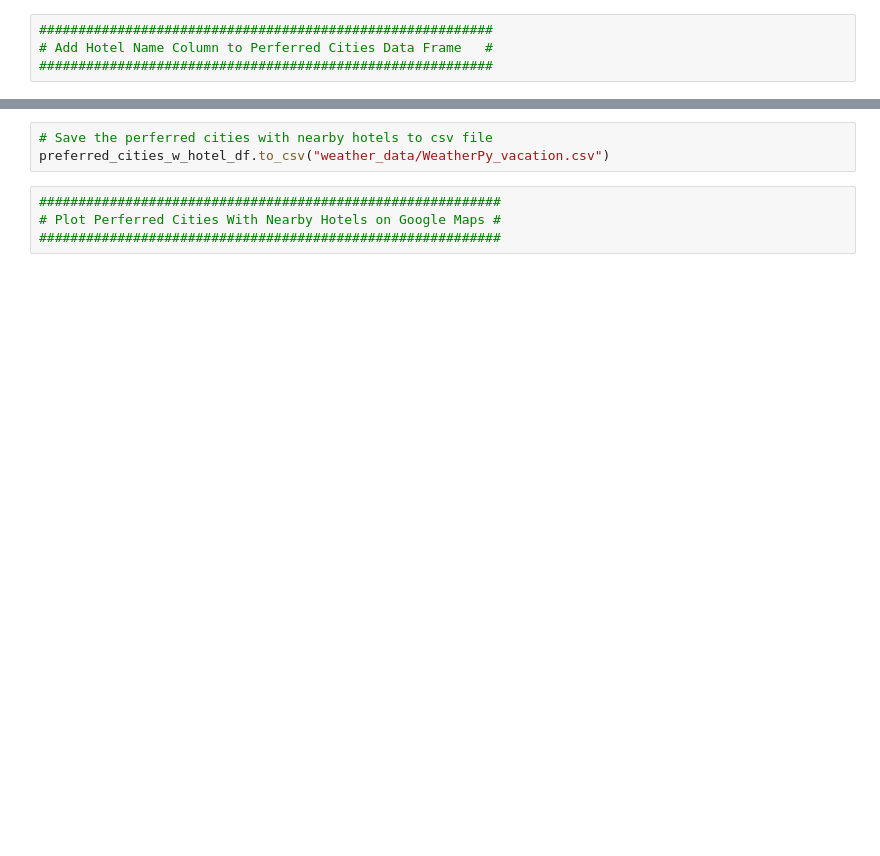
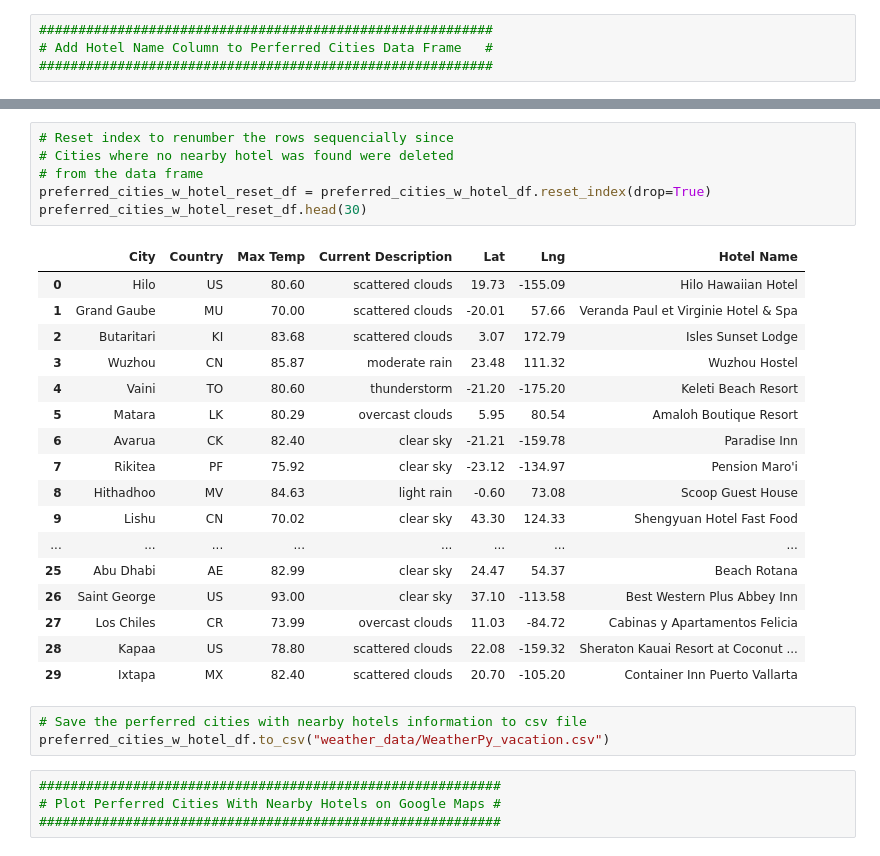
Before and after one commit to berndab/world_weather_analysis, a Jupyter notebook: Vacation_Search.ipynb, the cells around one changed output, grey strips where cells are left out. Saved outputs shown, nothing was run; the diff lists cells and outputs as text; blank space fills up the shorter version.

```diff
--- a/Vacation_Search.ipynb
+++ b/Vacation_Search.ipynb
@@ -192,5 +193,29 @@ City: Dzaoudzi                   Hotel : Le Rocher
+# %%
+# Reset index to renumber the rows sequencially since
+# Cities where no nearby hotel was found were deleted
+# from the data frame
+preferred_cities_w_hotel_reset_df = preferred_cities_w_hotel_df.reset_index(drop=True)
+preferred_cities_w_hotel_reset_df.head(30)
+# %% [output]
+|  | City | Country | Max Temp | Current Description | Lat | Lng | Hotel Name |
+| 0 | Hilo | US | 80.60 | scattered clouds | 19.73 | -155.09 | Hilo Hawaiian Hotel |
+| 1 | Grand Gaube | MU | 70.00 | scattered clouds | -20.01 | 57.66 | Veranda Paul et Virginie Hotel & Spa |
+| 2 | Butaritari | KI | 83.68 | scattered clouds | 3.07 | 172.79 | Isles Sunset Lodge |
+| 3 | Wuzhou | CN | 85.87 | moderate rain | 23.48 | 111.32 | Wuzhou Hostel |
+| 4 | Vaini | TO | 80.60 | thunderstorm | -21.20 | -175.20 | Keleti Beach Resort |
+| 5 | Matara | LK | 80.29 | overcast clouds | 5.95 | 80.54 | Amaloh Boutique Resort |
+| 6 | Avarua | CK | 82.40 | clear sky | -21.21 | -159.78 | Paradise Inn |
+| 7 | Rikitea | PF | 75.92 | clear sky | -23.12 | -134.97 | Pension Maro'i |
+| 8 | Hithadhoo | MV | 84.63 | light rain | -0.60 | 73.08 | Scoop Guest House |
+| 9 | Lishu | CN | 70.02 | clear sky | 43.30 | 124.33 | Shengyuan Hotel Fast Food |
+| ... | ... | ... | ... | ... | ... | ... | ... |
+| 25 | Abu Dhabi | AE | 82.99 | clear sky | 24.47 | 54.37 | Beach Rotana |
+| 26 | Saint George | US | 93.00 | clear sky | 37.10 | -113.58 | Best Western Plus Abbey Inn |
+| 27 | Los Chiles | CR | 73.99 | overcast clouds | 11.03 | -84.72 | Cabinas y Apartamentos Felicia |
+| 28 | Kapaa | US | 78.80 | scattered clouds | 22.08 | -159.32 | Sheraton Kauai Resort at Coconut ... |
+| 29 | Ixtapa | MX | 82.40 | scattered clouds | 20.70 | -105.20 | Container Inn Puerto Vallarta |
 # %%
-# Save the perferred cities with nearby hotels to csv file
+# Save the perferred cities with nearby hotels information to csv file
 preferred_cities_w_hotel_df.to_csv("weather_data/WeatherPy_vacation.csv")
 # %%
 ###########################################################
```
Also changed, not shown: parts of 10 cells of this notebook, 7 other files.
